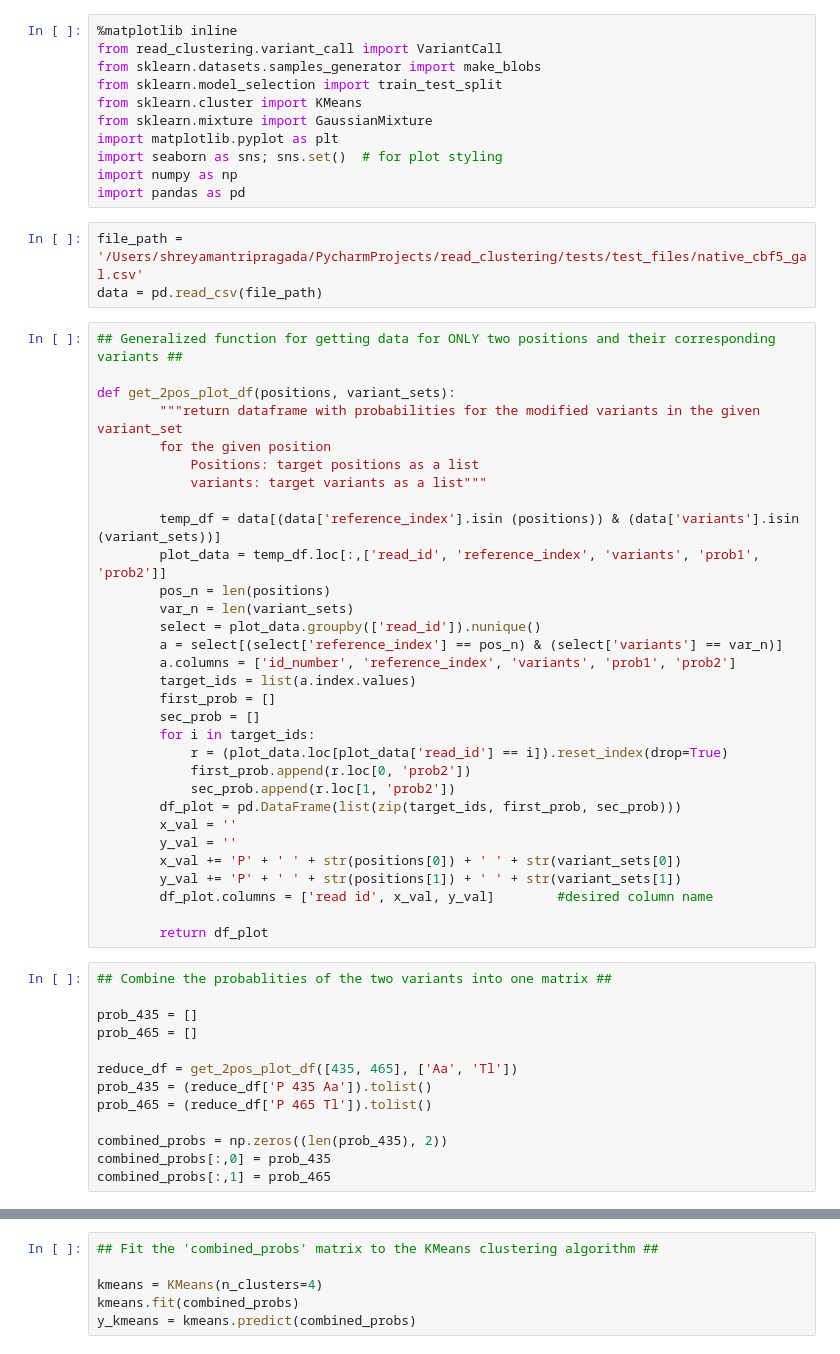
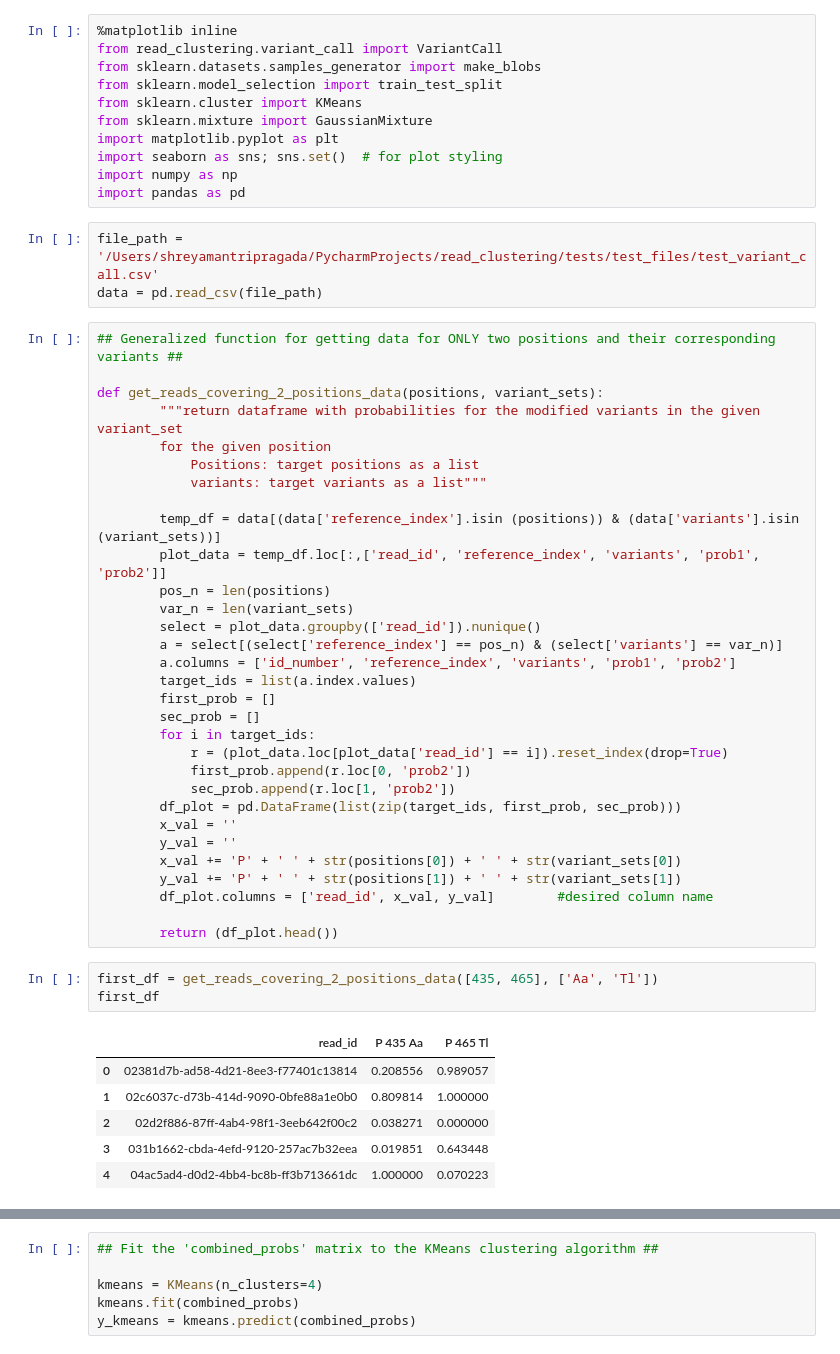
Before and after one commit to adbailey4/read_clustering, a Jupyter notebook: notebooks/Shreya_18S_Clustering.ipynb, the cells around one changed output, grey strips where cells are left out. Saved outputs shown, nothing was run; the diff lists cells and outputs as text.

```diff
--- a/notebooks/Shreya_18S_Clustering.ipynb
+++ b/notebooks/Shreya_18S_Clustering.ipynb
@@ -10,12 +10,12 @@ import seaborn as sns; sns.set()  # for plot styling
 import numpy as np
 import pandas as pd
 # %%
-file_path = '/Users/shreyamantripragada/PycharmProjects/read_clustering/tests/test_files/native_cbf5_gal.csv'
+file_path = '/Users/shreyamantripragada/PycharmProjects/read_clustering/tests/test_files/test_variant_call.csv'
 data = pd.read_csv(file_path)
 # %%
 ## Generalized function for getting data for ONLY two positions and their corresponding variants ##
 
-def get_2pos_plot_df(positions, variant_sets):
+def get_reads_covering_2_positions_data(positions, variant_sets):
         """return dataframe with probabilities for the modified variants in the given variant_set
         for the given position
             Positions: target positions as a list
@@ -40,19 +40,16 @@ def get_2pos_plot_df(positions, variant_sets):
         y_val = ''
         x_val += 'P' + ' ' + str(positions[0]) + ' ' + str(variant_sets[0])
         y_val += 'P' + ' ' + str(positions[1]) + ' ' + str(variant_sets[1])
-        df_plot.columns = ['read id', x_val, y_val]        #desired column name
+        df_plot.columns = ['read_id', x_val, y_val]        #desired column name
 
-        return df_plot
+        return (df_plot.head())
-# %%
-## Combine the probablities of the two variants into one matrix ##
-
-prob_435 = []
-prob_465 = []
-
-reduce_df = get_2pos_plot_df([435, 465], ['Aa', 'Tl'])
-prob_435 = (reduce_df['P 435 Aa']).tolist()
-prob_465 = (reduce_df['P 465 Tl']).tolist()
-
-combined_probs = np.zeros((len(prob_435), 2))
-combined_probs[:,0] = prob_435
-combined_probs[:,1] = prob_465
+# %%
+first_df = get_reads_covering_2_positions_data([435, 465], ['Aa', 'Tl'])
+first_df
+# %% [output]
+|  | read_id | P 435 Aa | P 465 Tl |
+| 0 | 02381d7b-ad58-4d21-8ee3-f77401c13814 | 0.208556 | 0.989057 |
+| 1 | 02c6037c-d73b-414d-9090-0bfe88a1e0b0 | 0.809814 | 1.000000 |
+| 2 | 02d2f886-87ff-4ab4-98f1-3eeb642f00c2 | 0.038271 | 0.000000 |
+| 3 | 031b1662-cbda-4efd-9120-257ac7b32eea | 0.019851 | 0.643448 |
+| 4 | 04ac5ad4-d0d2-4bb4-bc8b-ff3b713661dc | 1.000000 | 0.070223 |
```
Also changed, not shown: parts of 3 cells of this notebook, 4 other files.
